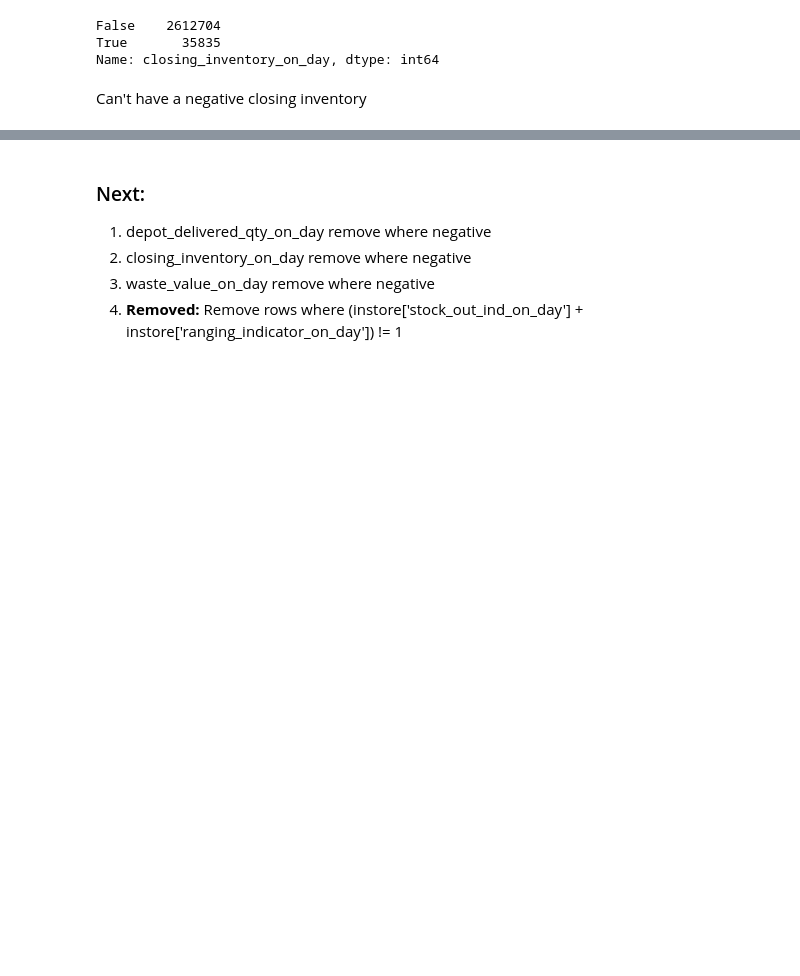
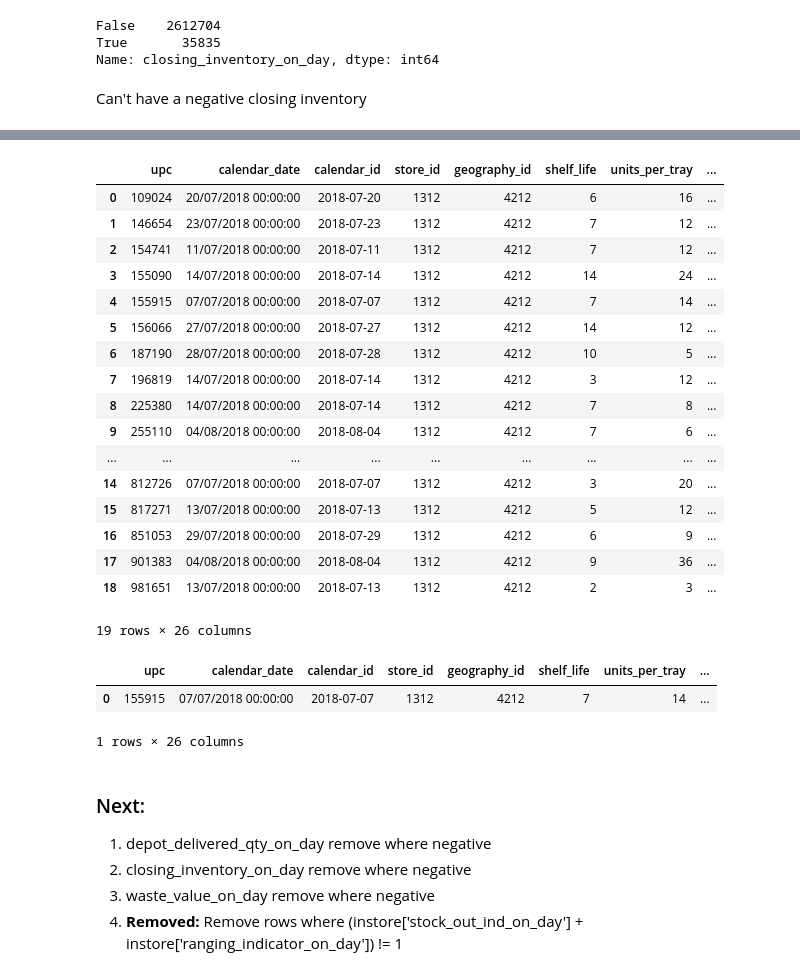
Before and after one commit to ch4413/foodsupply, a Jupyter notebook: notebooks/0_data_checks.ipynb, the cells around one changed output, grey strips where cells are left out. Drawn from its saved outputs; the diff is of its cells as text; code cells hidden in the pictures; blank space fills up the shorter version.

```diff
--- a/notebooks/0_data_checks.ipynb
+++ b/notebooks/0_data_checks.ipynb
@@ -193,0 +224,6 @@ Can't have a negative closing inventory
+# %%
+def outlier_rows(df, col):
+    z_scores = pd.DataFrame(stats.zscore(df[col], nan_policy='omit'))
+    return df.reset_index()[(z_scores[0] > 3)].drop(['index'], axis=1)
+# %%
+store = instore[(instore['store_id']==1312)]
@@ -194,3 +234,32 @@ Can't have a negative closing inventory
+# %%
+store.groupby(['upc', 'store_id']).apply(outlier_rows, ('sales_value_on_day')).reset_index(drop=True)
+# %% [output]
+|  | upc | calendar_date | calendar_id | store_id | geography_id | shelf_life | units_per_tray | ... |
+| 0 | 109024 | 20/07/2018 00:00:00 | 2018-07-20 | 1312 | 4212 | 6 | 16 | ... |
+| 1 | 146654 | 23/07/2018 00:00:00 | 2018-07-23 | 1312 | 4212 | 7 | 12 | ... |
+| 2 | 154741 | 11/07/2018 00:00:00 | 2018-07-11 | 1312 | 4212 | 7 | 12 | ... |
+| 3 | 155090 | 14/07/2018 00:00:00 | 2018-07-14 | 1312 | 4212 | 14 | 24 | ... |
+| 4 | 155915 | 07/07/2018 00:00:00 | 2018-07-07 | 1312 | 4212 | 7 | 14 | ... |
+| 5 | 156066 | 27/07/2018 00:00:00 | 2018-07-27 | 1312 | 4212 | 14 | 12 | ... |
+| 6 | 187190 | 28/07/2018 00:00:00 | 2018-07-28 | 1312 | 4212 | 10 | 5 | ... |
+| 7 | 196819 | 14/07/2018 00:00:00 | 2018-07-14 | 1312 | 4212 | 3 | 12 | ... |
+| 8 | 225380 | 14/07/2018 00:00:00 | 2018-07-14 | 1312 | 4212 | 7 | 8 | ... |
+| 9 | 255110 | 04/08/2018 00:00:00 | 2018-08-04 | 1312 | 4212 | 7 | 6 | ... |
+| ... | ... | ... | ... | ... | ... | ... | ... | ... |
+| 14 | 812726 | 07/07/2018 00:00:00 | 2018-07-07 | 1312 | 4212 | 3 | 20 | ... |
+| 15 | 817271 | 13/07/2018 00:00:00 | 2018-07-13 | 1312 | 4212 | 5 | 12 | ... |
+| 16 | 851053 | 29/07/2018 00:00:00 | 2018-07-29 | 1312 | 4212 | 6 | 9 | ... |
+| 17 | 901383 | 04/08/2018 00:00:00 | 2018-08-04 | 1312 | 4212 | 9 | 36 | ... |
+| 18 | 981651 | 13/07/2018 00:00:00 | 2018-07-13 | 1312 | 4212 | 2 | 3 | ... |
+19 rows × 26 columns
+# %%
+# Sales 3 standard deviations above the mean sales
+
+outlier_rows(store_product, 'sales_value_on_day')
+# %% [output]
+|  | upc | calendar_date | calendar_id | store_id | geography_id | shelf_life | units_per_tray | ... |
+| 0 | 155915 | 07/07/2018 00:00:00 | 2018-07-07 | 1312 | 4212 | 7 | 14 | ... |
+1 rows × 26 columns
 # %% [markdown]
 ### Next:
 1. depot_delivered_qty_on_day remove where negative
```
Also changed, not shown: parts of 22 cells of this notebook, 3 other files.
